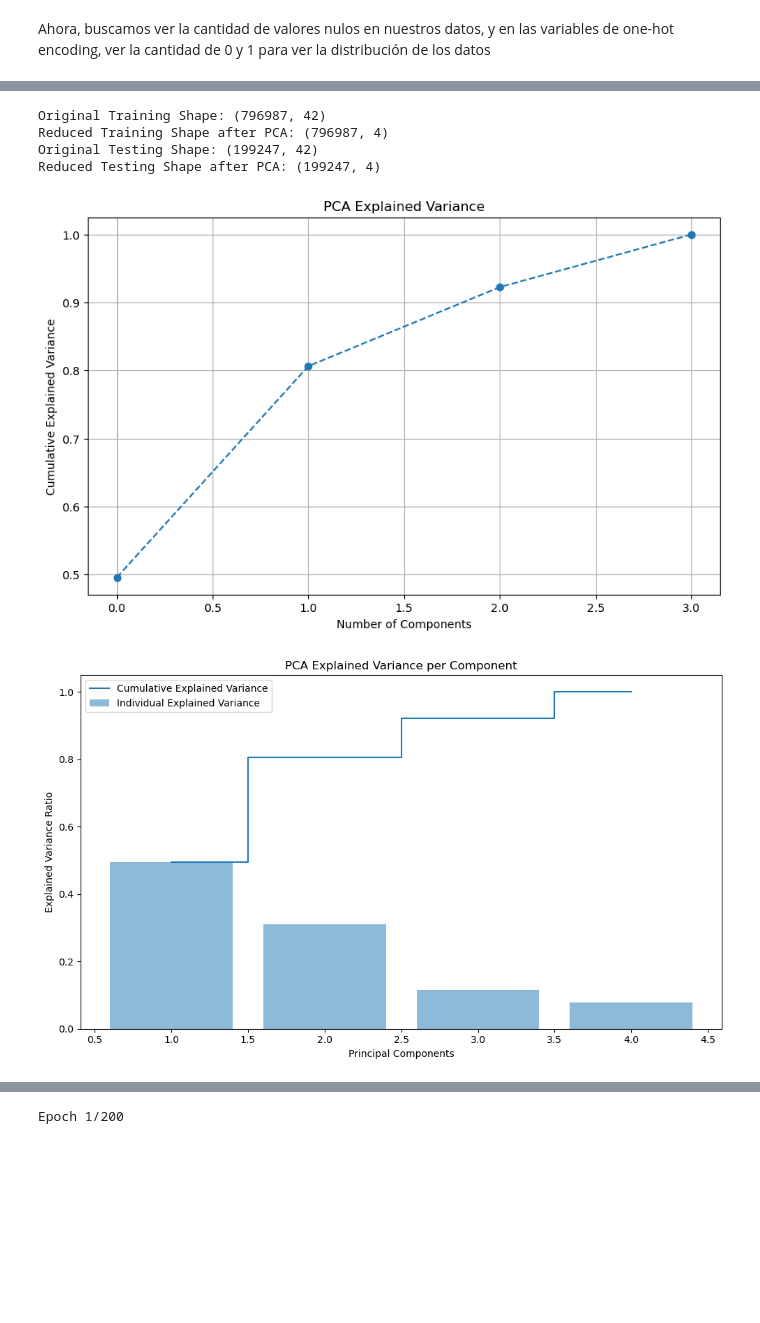
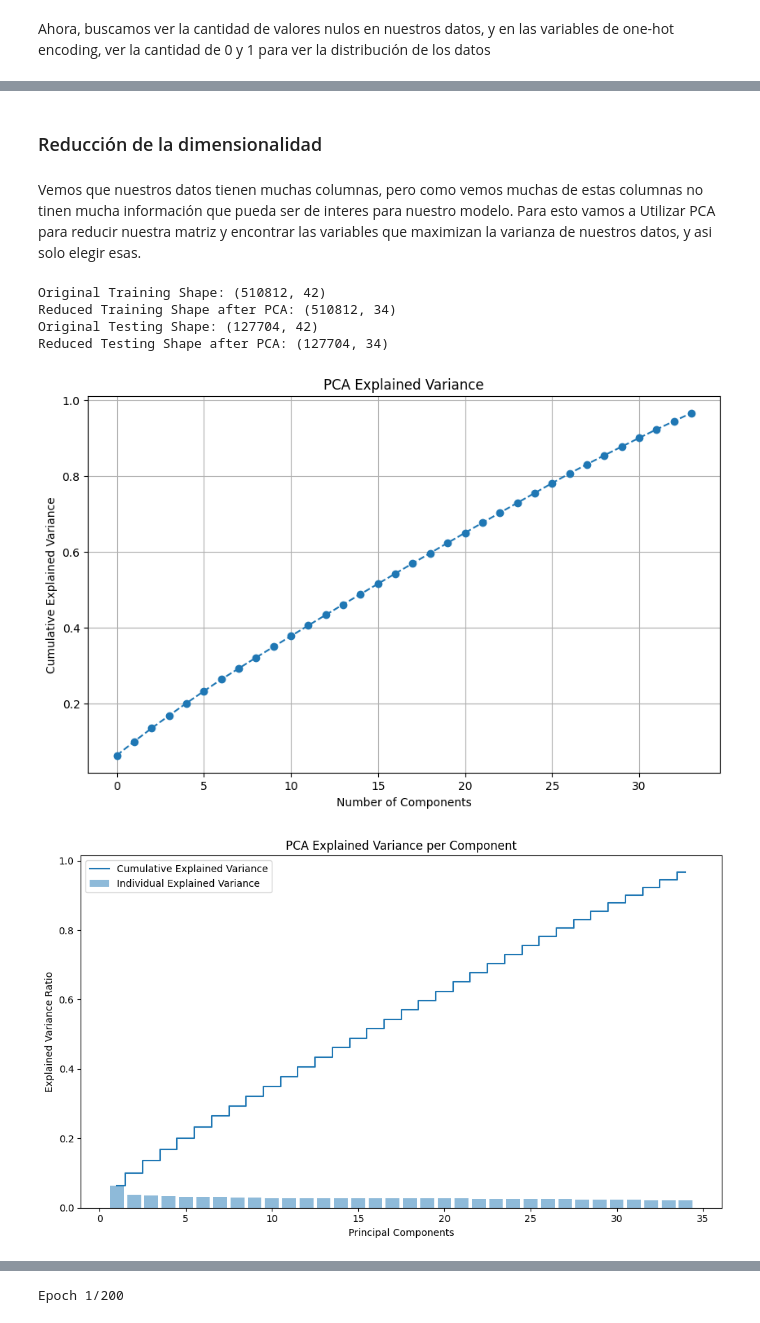
Before and after one commit to davidsmoreno/DifPrivHealthCostPredict, a Jupyter notebook: 2_Analisis_de_correlacion_y_reduccion_de_dimensionalidad.ipynb, the cells around one changed output, grey strips where cells are left out. Drawn from its saved outputs; the diff is of its cells as text; code cells hidden in the pictures; blank space fills up the shorter version.

Commit message:
Added PCA, And cleaning the data

```diff
--- a/2_Analisis_de_correlacion_y_reduccion_de_dimensionalidad.ipynb
+++ b/2_Analisis_de_correlacion_y_reduccion_de_dimensionalidad.ipynb
@@ -37,6 +43,3 @@ Index(['EPS', 'NUM_IDE', 'FECHA_NACI', 'SEXO', 'DPTO', 'MUNI', 'DIAS_COMP',
        'ANOMALIASGENETICASYCONGENITAS', 'CANCER_TERAPIACANCER', 'Grupo_Edad',
        'Zona'],
       dtype='object')
-# %%
-#drop the columns Valor_Neto_Chunk,DIAS_ESTAN_Neto_Chunk,
-df_health = df_health.drop(columns=['Valor_Neto_Chunk','DIAS_ESTAN_Neto_Chunk'])
@@ -48,7 +49,6 @@ df_health.to_csv('C:/Users/David/Universidad de los andes/David Stiven Romero Gr
 Limpiemos nuestra base, y convirtamos todas las columnas a su respectiva categoria, pera entrenar nuestos modelos y algoritmos.
 # %%
 
-df_health=pd.read_csv('C:/Users/David/Universidad de los andes/David Stiven Romero Grajales - Trabajo de Grado/Trabajo de Grado 1/Base de datos y descripción/Entrenamiento_cronicas_N.csv')
 
 # 1. EPS - Categorical
 df_health['EPS'] = df_health['EPS'].astype('category')
@@ -172,3 +181,7 @@ Zona                                           0        0.000000
+# %% [markdown]
+### Reducción de la dimensionalidad
+# %% [markdown]
+Vemos que nuestros datos tienen muchas columnas, pero como vemos muchas de estas columnas no tinen mucha información que pueda ser de interes para nuestro modelo. Para esto vamos a Utilizar PCA para reducir nuestra matriz y encontrar las variables que maximizan la varianza de nuestros datos, y asi solo elegir esas.
 # %%
 import pandas as pd
 import category_encoders as ce
@@ -181,10 +194,9 @@ import matplotlib.pyplot as plt
 import seaborn as sns
 import numpy as np
 
-# 1. Load your dataset
-# Example:
-# df_health = pd.read_csv('your_dataset.csv')  # Replace with your actual data loading method
-# For demonstration, assuming df_health is already loaded
+
+df_health = df_health[df_health['Valor_Neto']!=0]
+
 
 # 2. Convert specified columns to 'category' dtype
 categorical_columns = ['EPS', 'SEXO', 'DPTO', 'MUNI']
@@ -209,16 +221,29 @@ numeric_cols = X_train.select_dtypes(include=['int64', 'float64']).columns.tolis
 numeric_cols = [col for col in numeric_cols if col not in identifier_columns]
 
 # 6. Define the preprocessing steps
+# Define the preprocessing pipeline for categorical columns
+categorical_pipeline = Pipeline(steps=[
+    ('target_enc', ce.TargetEncoder(cols=categorical_columns, smoothing=10)),
+    ('scaler', StandardScaler())
+])
+
+# Define the preprocessing pipeline for numerical columns
+numerical_pipeline = Pipeline(steps=[
+    ('scaler', StandardScaler())
+])
+
+# Combine both pipelines into a ColumnTransformer
 preprocessor = ColumnTransformer(
     transformers=[
-        ('target_enc', ce.TargetEncoder(cols=categorical_columns, smoothing=10), categorical_columns),
-        ('scaler', StandardScaler(), numeric_cols)
+        ('cat', categorical_pipeline, categorical_columns),
+        ('num', numerical_pipeline, numeric_cols)
     ],
     remainder='drop'  # This drops any columns not specified in transformers
 )
 
+
 # 7. Define the PCA step
-pca = PCA(n_components=0.95, random_state=42)  # Retain 95% of the variance
+pca = PCA(n_components=0.95, random_state=42)  # Retain 80% of the variance
 
 # 8. Create the pipeline
 pipeline = Pipeline(steps=[
@@ -238,48 +263,36 @@ print(f"Original Training Shape: {X_train.shape}")
 print(f"Reduced Training Shape after PCA: {X_train_pca.shape}")
 print(f"Original Testing Shape: {X_test.shape}")
 print(f"Reduced Testing Shape after PCA: {X_test_pca.shape}")
 
 # 12. Visualize the explained variance
 # Access the PCA object from the pipeline
 pca_steps = pipeline.named_steps['pca']
 
 # Plot the cumulative explained variance
 plt.figure(figsize=(10,6))
 plt.plot(np.cumsum(pca_steps.explained_variance_ratio_), marker='o', linestyle='--')
 plt.xlabel('Number of Components')
 plt.ylabel('Cumulative Explained Variance')
 plt.title('PCA Explained Variance')
 plt.grid(True)
 plt.show()
 
 # Plot individual and cumulative explained variance
 plt.figure(figsize=(10,6))
 plt.bar(range(1, len(pca_steps.explained_variance_ratio_) + 1), pca_steps.explained_variance_ratio_, alpha=0.5, align='center',
         label='Individual Explained Variance')
 plt.step(range(1, len(np.cumsum(pca_steps.explained_variance_ratio_)) +1 ), np.cumsum(pca_steps.explained_variance_ratio_), where='mid',
          label='Cumulative Explained Variance')
 plt.xlabel('Principal Components')
 plt.ylabel('Explained Variance Ratio')
 plt.title('PCA Explained Variance per Component')
 plt.legend(loc='best')
 plt.tight_layout()
 plt.show()
-
-# 13. (Optional) Save the pipeline for future use
-import joblib
-
-# Save the pipeline
-joblib.dump(pipeline, 'target_encoding_scaling_pca_pipeline.joblib')
-
-# Load the pipeline
-loaded_pipeline = joblib.load('target_encoding_scaling_pca_pipeline.joblib')
-
-# Verify that the loaded pipeline works as expected
-assert np.allclose(pipeline.transform(X_test), loaded_pipeline.transform(X_test))
 # %% [output]
-Original Training Shape: (796987, 42)
-Reduced Training Shape after PCA: (796987, 4)
-Original Testing Shape: (199247, 42)
-Reduced Testing Shape after PCA: (199247, 4)
+Original Training Shape: (510812, 42)
+Reduced Training Shape after PCA: (510812, 34)
+Original Testing Shape: (127704, 42)
+Reduced Testing Shape after PCA: (127704, 34)
-[figure, old version]
+[figure, new version]
-[figure, old version]
+[figure, new version]
```
Also changed, not shown: parts of 17 cells of this notebook, 2 other files.
